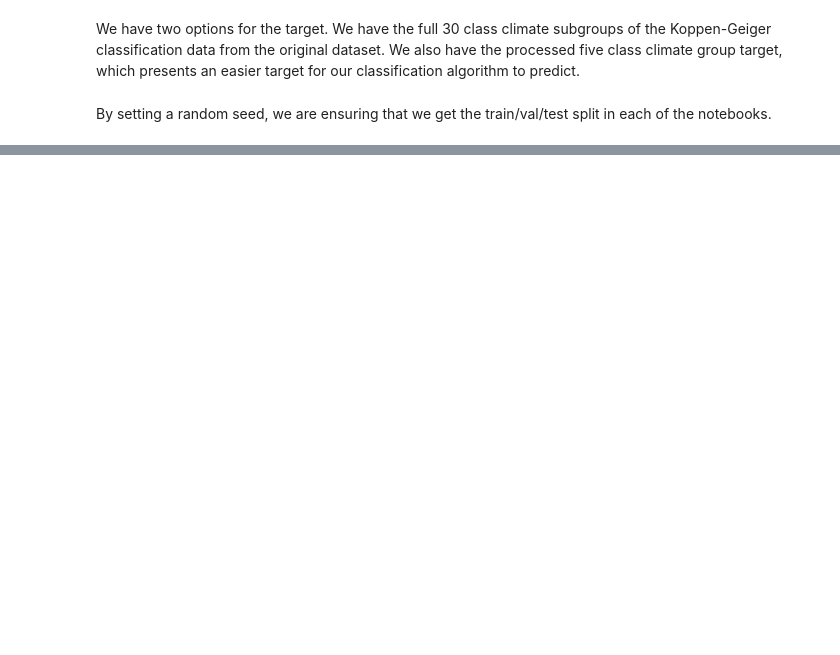
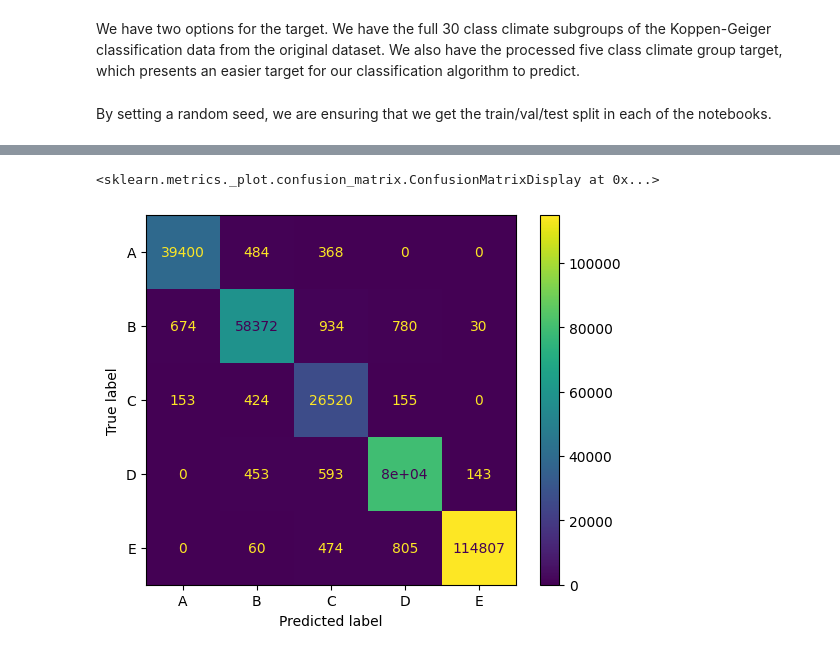
Before and after one commit to MetOffice/ai4c_hackathon, a Jupyter notebook: notebooks/ClimateZones_Evaluation.ipynb, the cells around one changed output, grey strips where cells are left out. Saved outputs shown, nothing was run; the diff lists cells and outputs as text; code cells hidden in the pictures; blank space fills up the shorter version.

```diff
--- a/notebooks/ClimateZones_Evaluation.ipynb
+++ b/notebooks/ClimateZones_Evaluation.ipynb
@@ -172,5 +209,6 @@ train_df = remain_df.drop(val_df.index)
 # %%
 input_scaler = sklearn.preprocessing.StandardScaler()
-input_scaler.fit(train_df[predictors])
+input_scaler.mean_ = numpy.array(stats_dict['input_mean'])
+input_scaler.scale_ = numpy.array(stats_dict['input_scale'])
 # %%
 input_scaler.mean_
@@ -186,4 +235,7 @@ target_encoder.fit(train_df[[target_var]])
+# %%
+target_encoder = sklearn.preprocessing.LabelEncoder()
+target_encoder.classes_ = numpy.array(stats_dict['target_classes'],dtype='object')
 # %%
-y_train = target_encoder.transform(train_df[[target_var]])
-y_val = target_encoder.transform(val_df[[target_var]])
-y_test = target_encoder.transform(test_df[[target_var]])
+y_train = target_encoder.transform(train_df[target_var])
+y_val = target_encoder.transform(val_df[target_var])
+y_test = target_encoder.transform(test_df[target_var])
@@ -218,0 +325,9 @@ sklearn.metrics.confusion_matrix(target_encoder.inverse_transform(y_train), targ
+# %%
+cm_train = sklearn.metrics.ConfusionMatrixDisplay(
+    sklearn.metrics.confusion_matrix(target_encoder.inverse_transform(y_train), target_encoder.inverse_transform(y_pred_train)),
+    display_labels=stats_dict['target_classes']
+)
+cm_train.plot()
+# %% [output]
+<sklearn.metrics._plot.confusion_matrix.ConfusionMatrixDisplay at 0x...>
+[figure, added]
```
Also changed, not shown: parts of 47 cells of this notebook, 1 other file.
